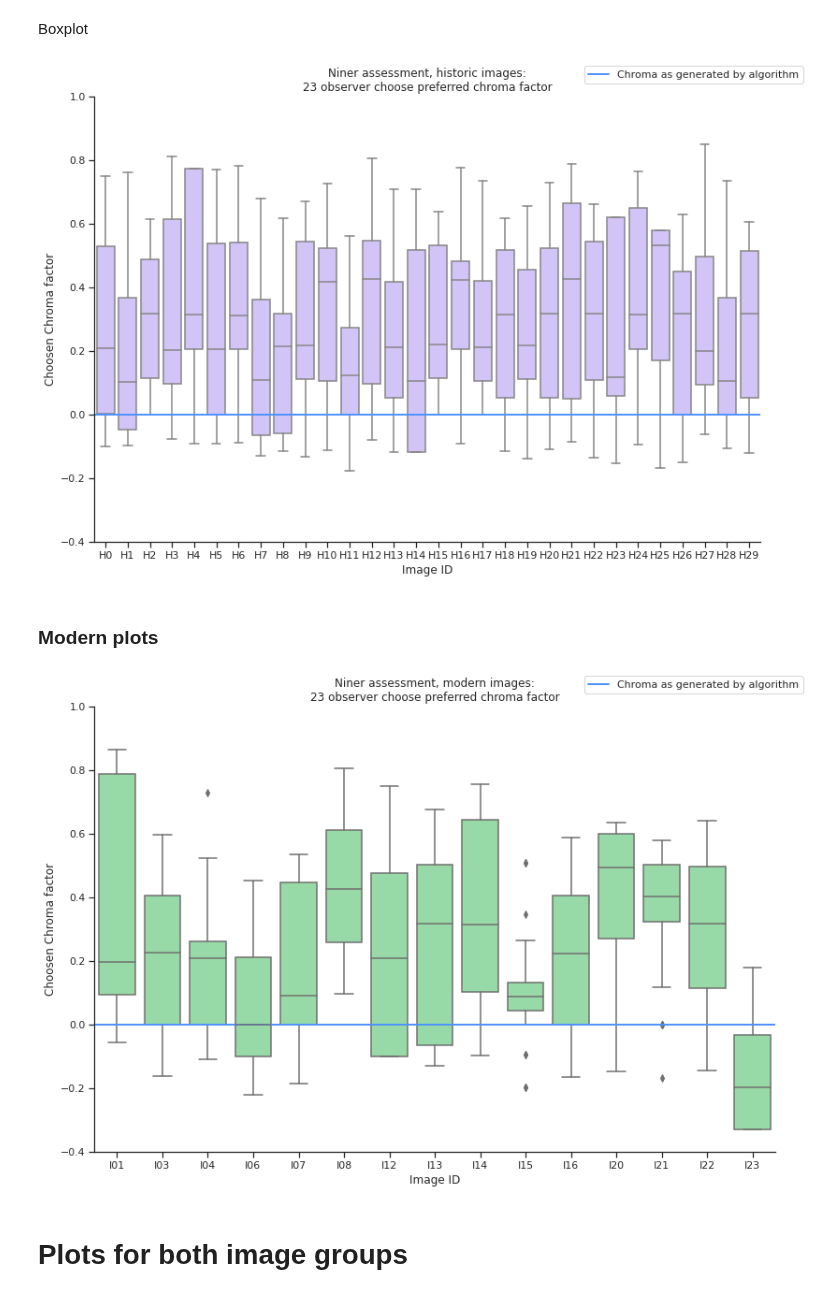
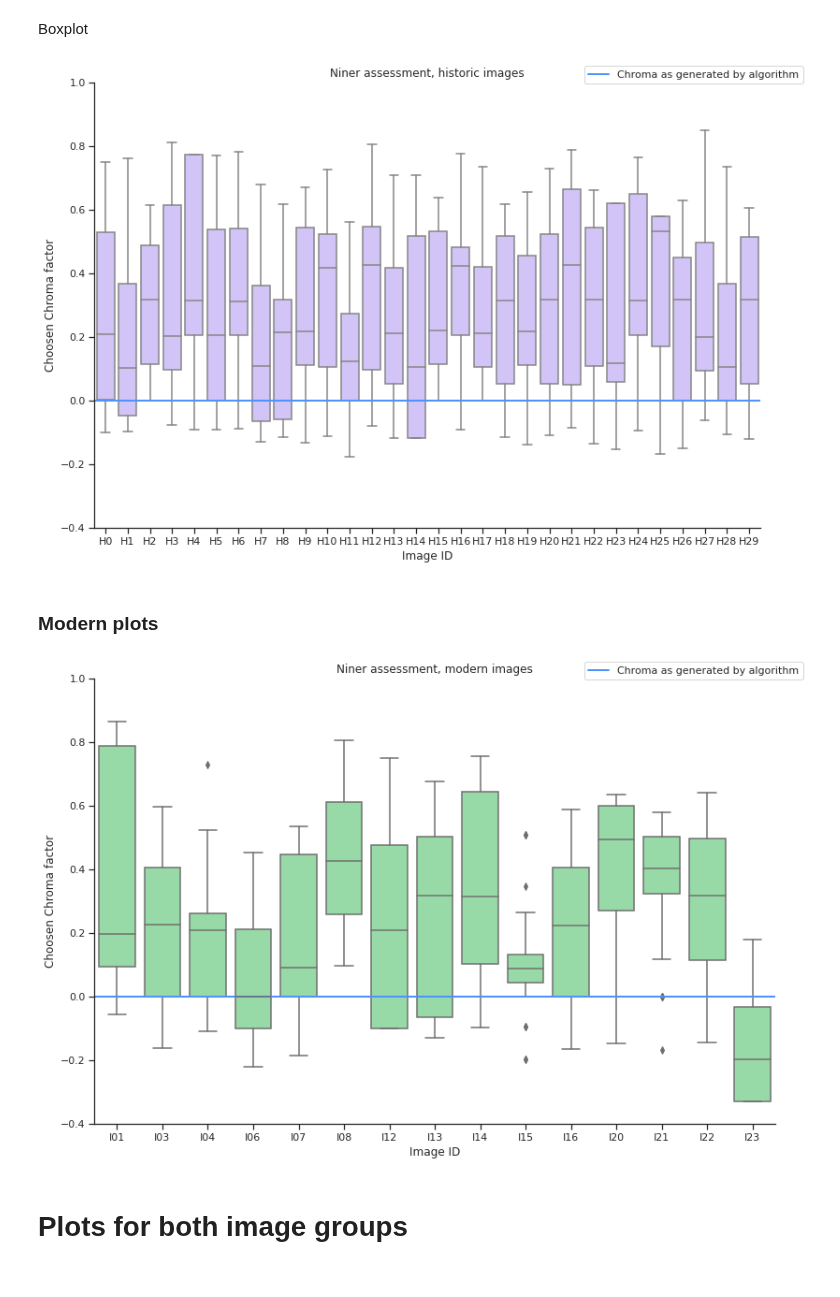
Before and after one commit to Thrrym/PerceptionAndImageQuality, a Jupyter notebook: analysis/niner.ipynb, the cells around one changed output. Cells and saved outputs as stored; diff of their text form; code cells hidden in the pictures.

Commit message:
Plot title.

```diff
--- a/analysis/niner.ipynb
+++ b/analysis/niner.ipynb
@@ -158,36 +158,36 @@ g.set(ylim = sns_ylim)
 g.figure.legend()
 
 g.set_axis_labels("Image ID", "Choosen Chroma factor")
-g.set(title=f"Niner assessment, historic images:\n{num_observers} observer choose preferred chroma factor")
+g.set(title="Niner assessment, historic images")
 
 sns.despine()
 
 g.savefig("niner_historic.png", dpi=400)
 # %% [output]
-[figure, old version]
+[figure, new version]
 # %% [markdown]
 ### Modern plots
 # %%
 g = sns.catplot(
     x='id',
     y='normalise',
     data=df[df["type"] == "I"],
     kind='box',
     ci='sd',
     palette=sns_palette_modern
 )
 set_hline(g.axes[0][0])
 
 g.fig.set_size_inches(sns_plot_size)
 g.figure.legend()
 g.set(ylim = sns_ylim)
 
 g.set_axis_labels("Image ID", "Choosen Chroma factor")
-g.set(title=f"Niner assessment, modern images:\n{num_observers} observer choose preferred chroma factor")
+g.set(title="Niner assessment, modern images")
 sns.despine()
 g.savefig("niner_modern.png", dpi=400)
 # %% [output]
-[figure, old version]
+[figure, new version]
 # %% [markdown]
 # Plots for both image groups
 # %% [markdown]
```
